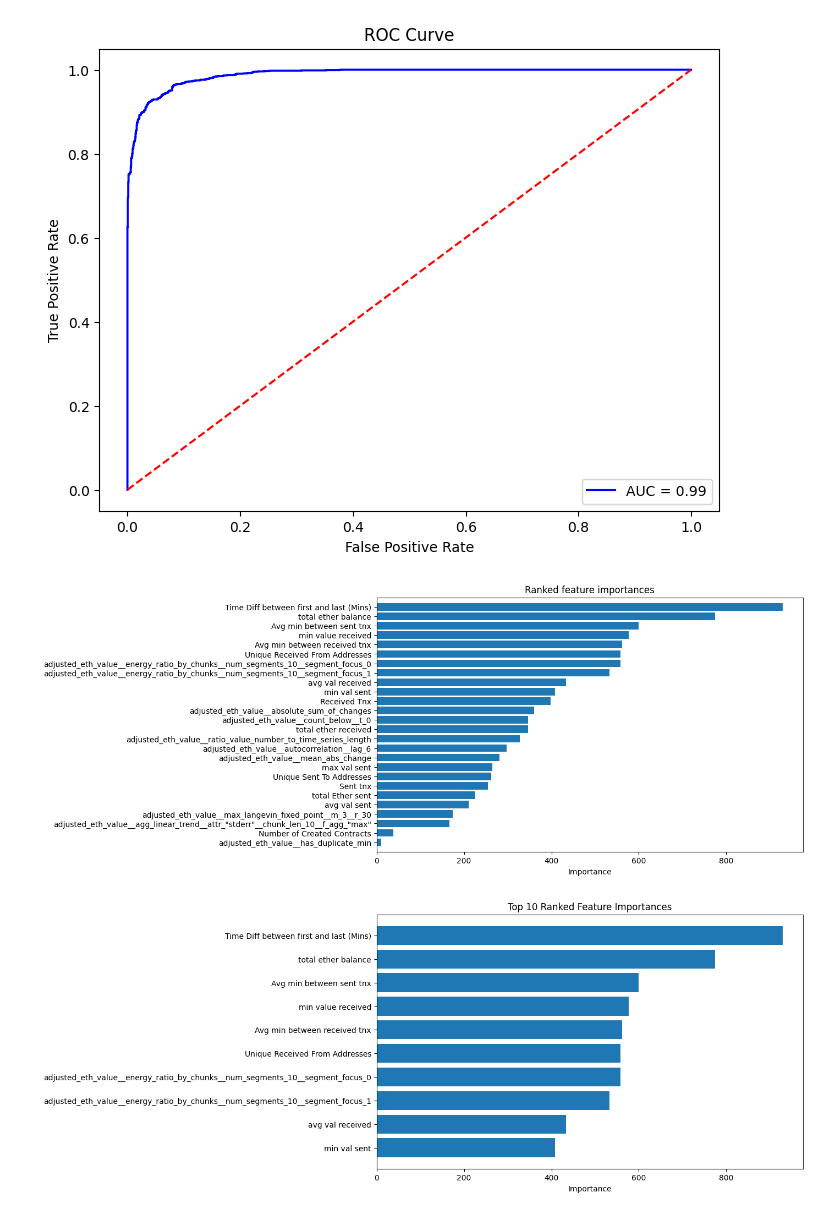
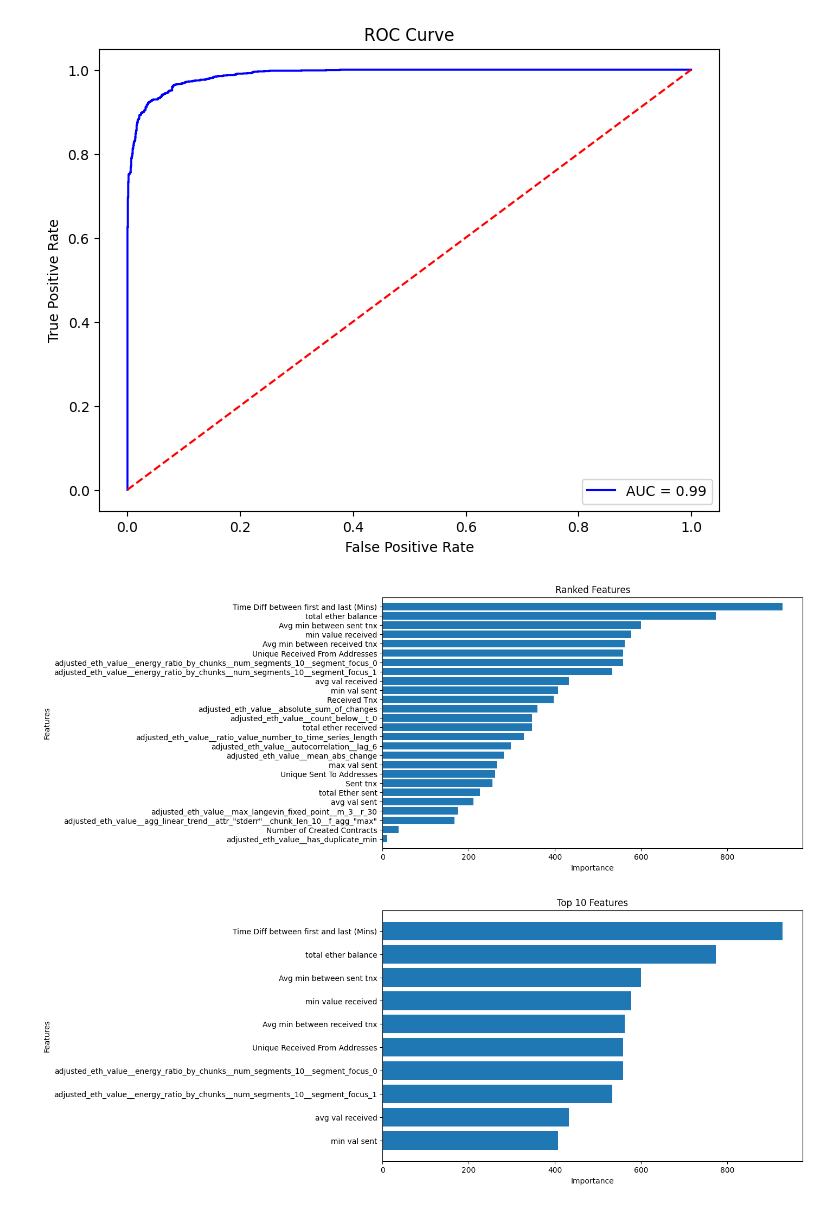
Before and after one commit to shazzad-hasan/ethereum-fraud-detection, a Jupyter notebook: models/LightGBM.ipynb, the cells around one changed output. Saved outputs shown, nothing was run; the diff lists cells and outputs as text; code cells hidden in the pictures.

```diff
--- a/models/LightGBM.ipynb
+++ b/models/LightGBM.ipynb
@@ -171,18 +171,19 @@ plt.show()
 # %%
 feat_importances = clf.best_estimator_.feature_importances_
 indices = np.argsort(feat_importances)
 
 # plot
 fig, ax = plt.subplots(figsize=(10, 6))
-plt.title("Ranked feature importances")
+plt.title("Ranked Features")
 plt.barh(range(len(feat_importances)), feat_importances[indices], align="center")
 features = ['{}'.format(feature_list[i]) for i in range(len(feature_list))]
 plt.yticks(range(len(feat_importances)), [features[idx] for idx in indices])
 plt.ylim([-1, len(feat_importances)])
 plt.xlabel("Importance")
+plt.ylabel("Features")
 plt.show();
 # %% [output]
-[figure, old version]
+[figure, new version]
 # %%
 # Plot the top 10 features
 
@@ -190,16 +191,17 @@ indices = np.argsort(feat_importances)[::-1]
 top_indices = indices[:10]
 
 fig, ax = plt.subplots(figsize=(10, 6))
-plt.title("Top 10 Ranked Feature Importances")
+plt.title("Top 10 Features")
 plt.barh(range(10), feat_importances[top_indices], align="center")
 
 features = [feature_list[i] for i in top_indices]
 plt.yticks(range(10), features)
 ax.invert_yaxis()
 plt.xlabel("Importance")
+plt.ylabel("Features")
 plt.show()
 # %% [output]
-[figure, old version]
+[figure, new version]
 # %%
 # Save the model
 pickle_out = open('/content/drive/MyDrive/ethereum-fraud-detection/saved-models/LightGBM.pickle', 'wb')
```
